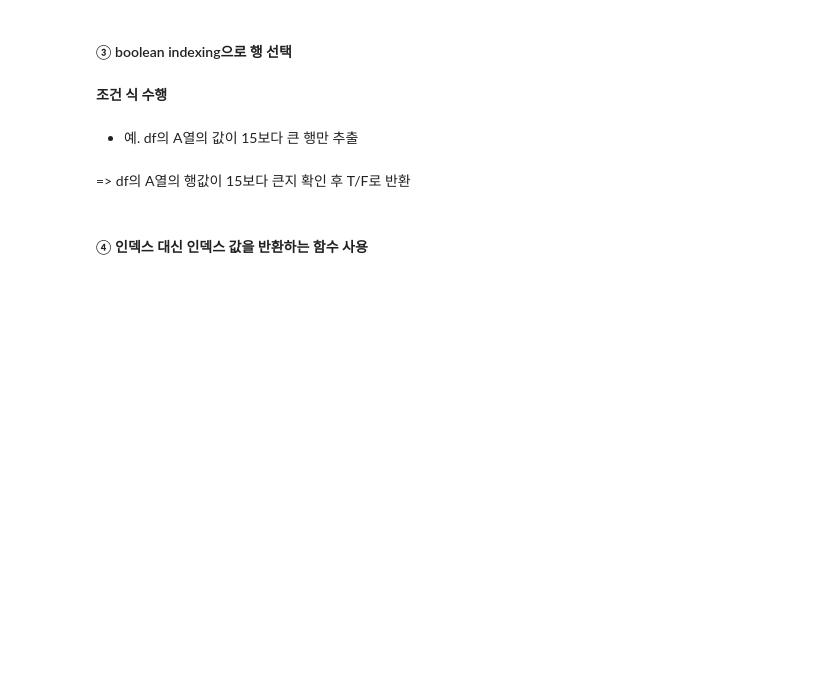
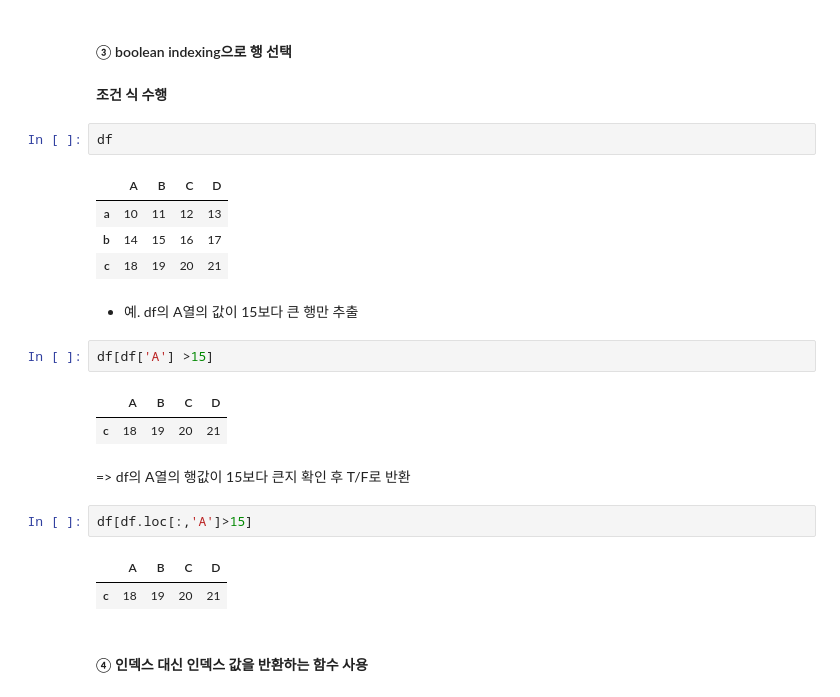
Before and after one commit to rlfgus0821/-HTML-, a Jupyter notebook: 05_pandas/pandas_04_DataFrame인덱서_loc과iloc.ipynb, the cells around one changed output. Cells and saved outputs as stored; diff of their text form; blank space fills up the shorter version.

```diff
--- a/05_pandas/pandas_04_DataFrame인덱서_loc과iloc.ipynb
+++ b/05_pandas/pandas_04_DataFrame인덱서_loc과iloc.ipynb
@@ -87,9 +199,26 @@ InteractiveShell.ast_node_interactivity="all"
 #### ③ boolean indexing으로 행 선택
 # %% [markdown]
 **조건 식 수행**
+# %%
+df
+# %% [output]
+|  | A | B | C | D |
+| a | 10 | 11 | 12 | 13 |
+| b | 14 | 15 | 16 | 17 |
+| c | 18 | 19 | 20 | 21 |
 # %% [markdown]
 - 예. df의 A열의 값이 15보다 큰 행만 추출
+# %%
+df[df['A'] >15]
+# %% [output]
+|  | A | B | C | D |
+| c | 18 | 19 | 20 | 21 |
 # %% [markdown]
 => df의 A열의 행값이 15보다 큰지 확인 후 T/F로 반환
+# %%
+df[df.loc[:,'A']>15]
+# %% [output]
+|  | A | B | C | D |
+| c | 18 | 19 | 20 | 21 |
 # %% [markdown]
 #### ④ 인덱스 대신 인덱스 값을 반환하는 함수 사용
```
Also changed, not shown: parts of 48 cells of this notebook, 3 other files.
